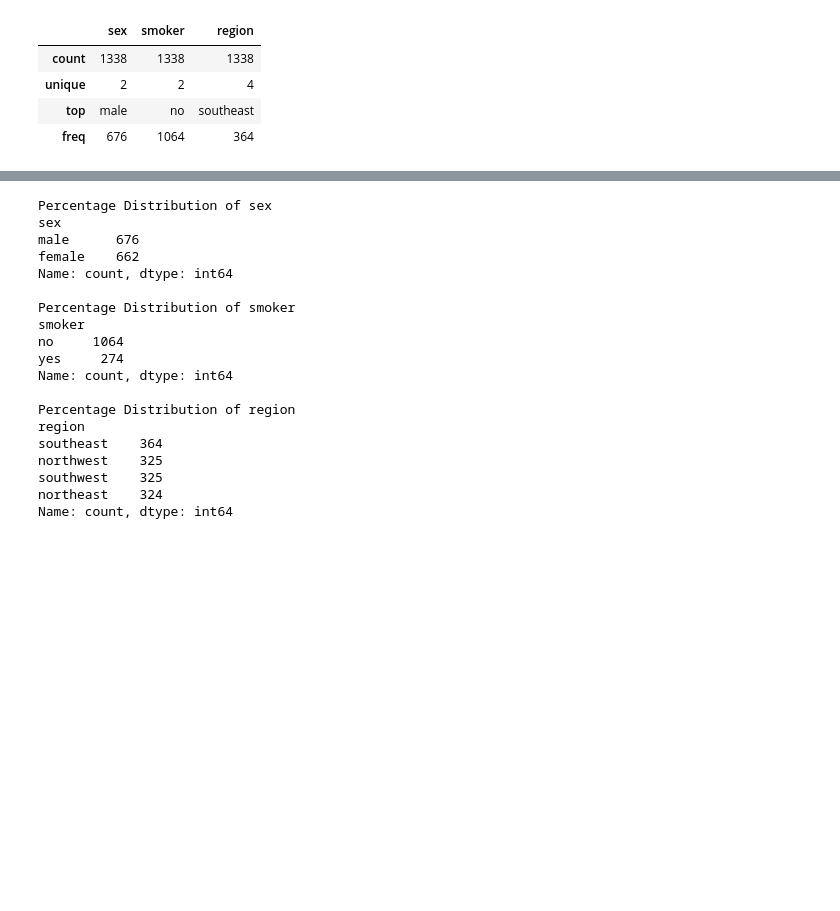
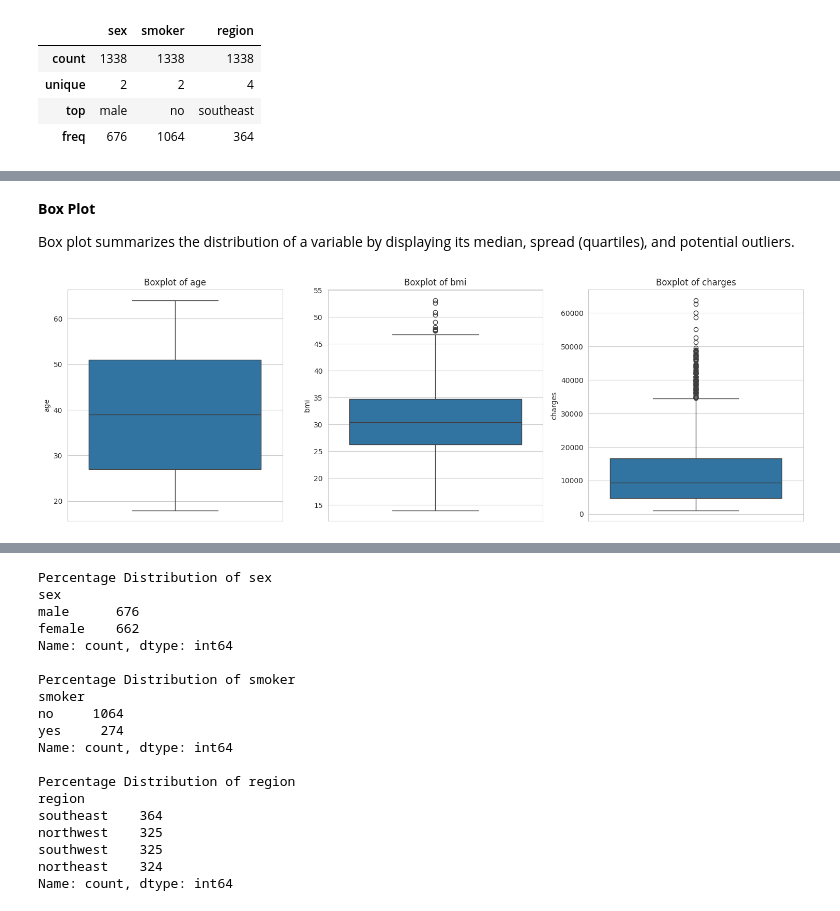
Before and after one commit to MonishDY/AI-Track, a Jupyter notebook: Capstone Project/MonishDY_230701195_Axis_Case_Study.ipynb, the cells around one changed output, grey strips where cells are left out. Cells and saved outputs as stored; diff of their text form; code cells hidden in the pictures; blank space fills up the shorter version.

```diff
--- a/Capstone Project/MonishDY_230701195_Axis_Case_Study.ipynb
+++ b/Capstone Project/MonishDY_230701195_Axis_Case_Study.ipynb
@@ -254,0 +376,18 @@ dtype: float64
+# %% [markdown]
+**Box Plot**
+
+Box plot summarizes the distribution of a variable by displaying its median, spread (quartiles), and potential outliers.
+# %%
+# Boxplots for continuous variables
+fig, axes = plt.subplots(1, 3, figsize=(15, 5))
+
+for ax, col in zip(axes, continuous_cols):
+    sns.boxplot(data=data, y=col, ax=ax)
+    ax.set_title(f'Boxplot of {col}')
+    ax.set_ylabel(col)
+    ax.set_xlabel('')
+
+plt.tight_layout()
+plt.show()
+# %% [output]
+[figure, added]
```
Also changed, not shown: parts of 144 cells of this notebook.
